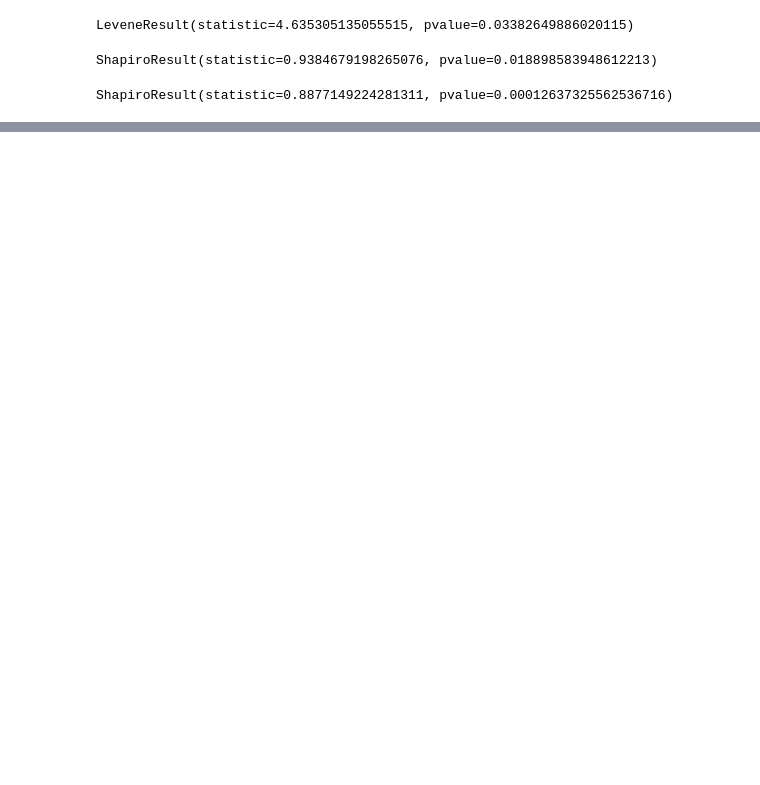
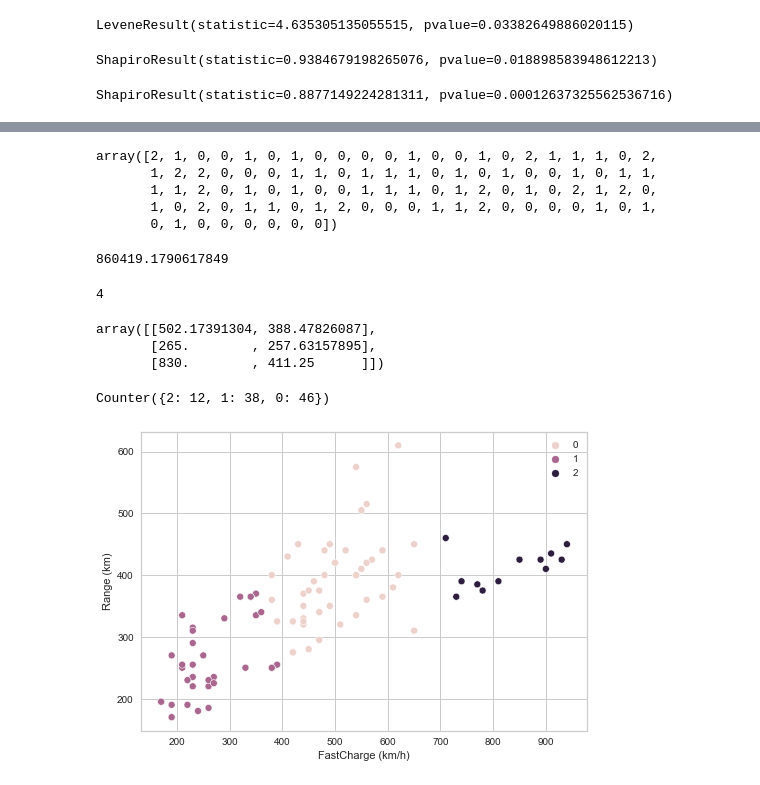
Before and after one commit to MartinJank/OZNAL, a Jupyter notebook: eda.ipynb, the cells around one changed output, grey strips where cells are left out. Saved outputs shown, nothing was run; the diff lists cells and outputs as text; code cells hidden in the pictures; blank space fills up the shorter version.

Commit message:
k-means

```diff
--- a/eda.ipynb
+++ b/eda.ipynb
@@ -667,0 +652,2 @@ df.head(2)
+# %%
+km_data.insert(4, 'Acceleration-TopSpeed category', value = kmeans.labels_)
@@ -667,0 +685,12 @@ df.head(2)
+# %%
+# km_data = data
+
+R_outliers = identify_outliers(km_data["Range (km)"])
+km_data = km_data.drop(R_outliers.index)
+
+FCH_outliers = identify_outliers(km_data["FastCharge (km/h)"])
+km_data = km_data.drop(FCH_outliers.index)
+km_data.drop(km_data.index[km_data['FastCharge (km/h)'] == 0], inplace=True)
+# %%
+df = pd.DataFrame(km_data, columns=["FastCharge (km/h)", "Range (km)"])
+df.head(2)
@@ -667,0 +709,38 @@ df.head(2)
+# %%
+from sklearn.cluster import KMeans
+kmeans = KMeans(n_clusters=3, init='k-means++', random_state=0).fit(df)
+# %%
+kmeans.labels_
+# %% [output]
+array([2, 1, 0, 0, 1, 0, 1, 0, 0, 0, 0, 1, 0, 0, 1, 0, 2, 1, 1, 1, 0, 2,
+       1, 2, 2, 0, 0, 0, 1, 1, 0, 1, 1, 1, 0, 1, 0, 1, 0, 0, 1, 0, 1, 1,
+       1, 1, 2, 0, 1, 0, 1, 0, 0, 1, 1, 1, 0, 1, 2, 0, 1, 0, 2, 1, 2, 0,
+       1, 0, 2, 0, 1, 1, 0, 1, 2, 0, 0, 0, 1, 1, 2, 0, 0, 0, 0, 1, 0, 1,
+       0, 1, 0, 0, 0, 0, 0, 0])
+# %%
+kmeans.inertia_
+# %% [output]
+860419.1790617849
+# %%
+kmeans.n_iter_
+# %% [output]
+4
+# %%
+kmeans.cluster_centers_
+# %% [output]
+array([[502.17391304, 388.47826087],
+       [265.        , 257.63157895],
+       [830.        , 411.25      ]])
+# %%
+from collections import Counter
+Counter(kmeans.labels_)
+# %% [output]
+Counter({2: 12, 1: 38, 0: 46})
+# %%
+import seaborn as sns
+import matplotlib.pyplot as plt
+sns.scatterplot(data=df, x="FastCharge (km/h)", y="Range (km)", hue=kmeans.labels_)
+# sns.scatterplot(data=df, x="BodyStyle", y="Efficiency (Wh/km)", hue=kmeans.labels_)
+plt.show()
+# %% [output]
+[figure, added]
```
Also changed, not shown: parts of 60 cells of this notebook.
